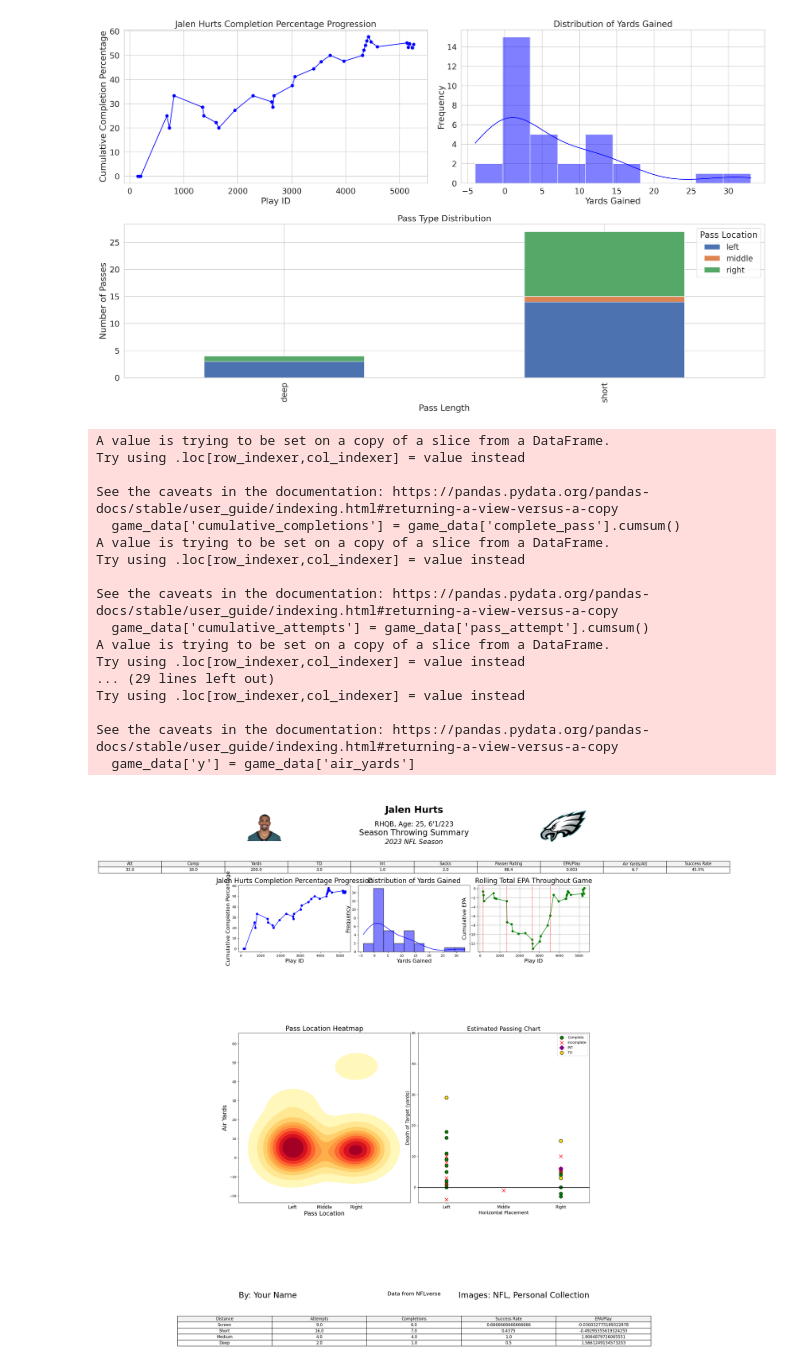
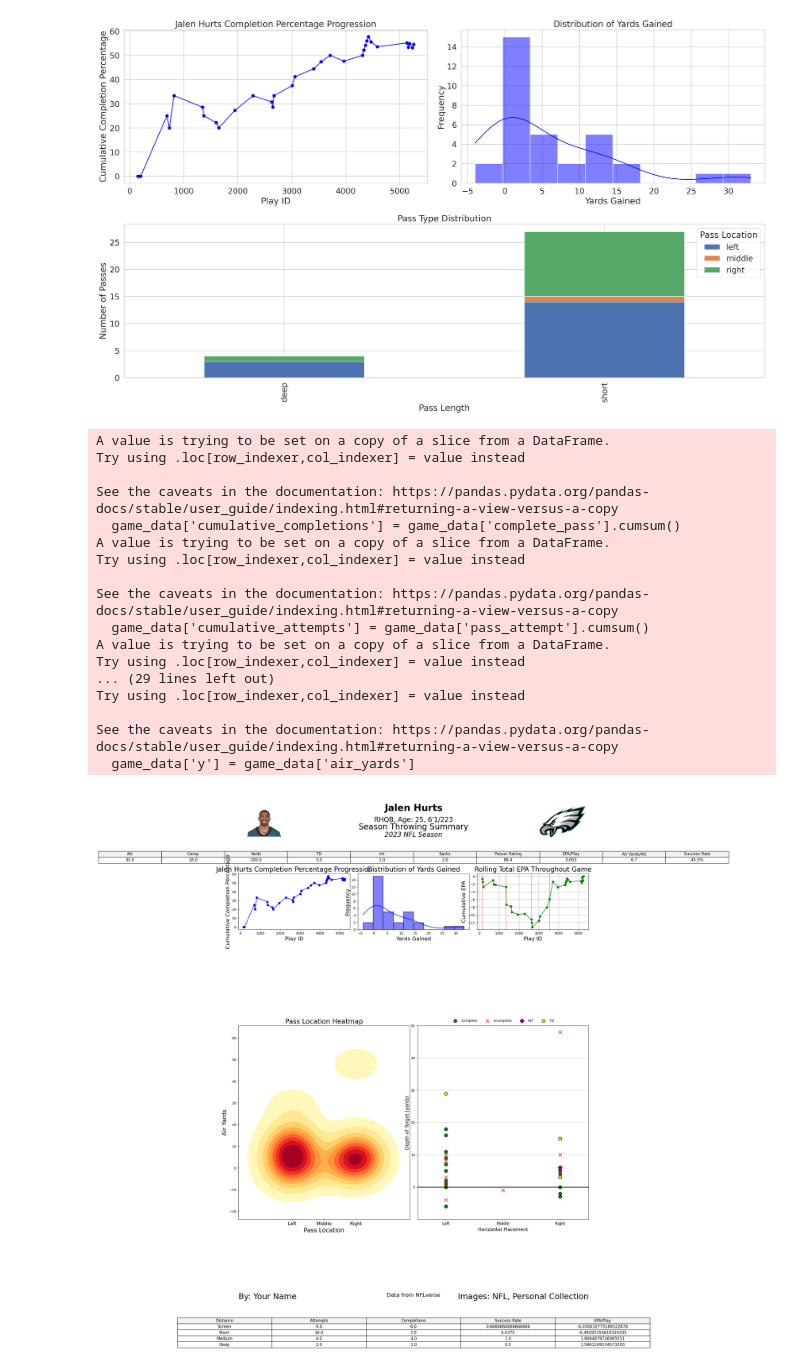
Before and after one commit to array-carpenter/14thstreetanalytics, a Jupyter notebook: throwing_summary/throwing_summary.ipynb, the cells around one changed output. Cells and saved outputs as stored; diff of their text form; code cells hidden in the pictures.

Commit message:
Formatting getting better

```diff
--- a/throwing_summary/throwing_summary.ipynb
+++ b/throwing_summary/throwing_summary.ipynb
@@ -385,7 +385,7 @@ def jalen_hurts_dashboard(game_data: pd.DataFrame, headshot: Image, logo: Image,
 
     # Create a gridspec layout with 8 columns and 13 rows to increase vertical space
     gs = gridspec.GridSpec(13, 8,
-                           height_ratios=[2, 20, 10, 30, 30, 10, 30, 30, 10, 10, 7, 7, 15],
+                           height_ratios=[2, 20, 10, 30, 30, 10, 50, 50, 10, 7, 7, 10, 15],
                            width_ratios=[1, 18, 18, 18, 18, 18, 18, 1])
 
     # Define the positions of each subplot in the grid
@@ -400,8 +400,8 @@ def jalen_hurts_dashboard(game_data: pd.DataFrame, headshot: Image, logo: Image,
     ax_rolling_epa = fig.add_subplot(gs[3, 5:7])
 
     # Adjusting the layout to place the heat map and pass chart next to each other
-    ax_pass_heatmap = fig.add_subplot(gs[5:8, 1:4])  # Left side for pass location heat map
-    ax_passing_chart = fig.add_subplot(gs[5:8, 4:7])  # Right side for pass location chart
+    ax_pass_heatmap = fig.add_subplot(gs[6:8, 1:4])  # Left side for pass location heat map, taller
+    ax_passing_chart = fig.add_subplot(gs[6:8, 4:7])  # Right side for pass location chart, taller
 
     ax_pass_distance = fig.add_subplot(gs[-1, 1:7])  # Bottom pass distance table
 
@@ -488,17 +488,22 @@ def jalen_hurts_dashboard(game_data: pd.DataFrame, headshot: Image, logo: Image,
     ax_passing_chart.scatter(interceptions['x'], interceptions['y'], color='purple', marker='D', label='INT', s=100)
     ax_passing_chart.scatter(touchdowns['x'], touchdowns['y'], color='gold', marker='o', label='TD', s=100, edgecolor='black')
 
+    # Add horizontal dotted lines every 10 yards
+    for y in range(0, 51, 10):
+        ax_passing_chart.axhline(y, color='gray', linestyle=':', linewidth=1)
+
     # Formatting
     ax_passing_chart.axhline(0, color='black', linewidth=2)  # Line of scrimmage
     ax_passing_chart.set_xlim(-1.5, 1.5)
-    ax_passing_chart.set_ylim(-5, 50)
+    ax_passing_chart.set_ylim(-10, 50)  # Adjusted to match the example better
     ax_passing_chart.set_xticks([-1, 0, 1])
     ax_passing_chart.set_xticklabels(['Left', 'Middle', 'Right'], fontsize=12)
     ax_passing_chart.set_yticks(range(0, 51, 10))
     ax_passing_chart.set_xlabel('Horizontal Placement', fontsize=14)
     ax_passing_chart.set_ylabel('Depth of Target (yards)', fontsize=14)
-    ax_passing_chart.set_title('Estimated Passing Chart', fontsize=18)
-    ax_passing_chart.legend(loc='upper right', fontsize=10)
+
+    # Set legend as the title, placed on top
+    ax_passing_chart.legend(loc='upper center', bbox_to_anchor=(0.5, 1.05), ncol=4, fontsize=10, frameon=False)
 
     # Pass Distance Table
     ax_pass_distance.axis('off')
@@ -516,31 +521,31 @@ def jalen_hurts_dashboard(game_data: pd.DataFrame, headshot: Image, logo: Image,
     ax_footer.text(0, 1, 'By: Your Name', ha='left', va='top', fontsize=24)
     ax_footer.text(0.5, 1, 'Data from NFLverse', ha='center', va='top', fontsize=16)
     ax_footer.text(1, 1, 'Images: NFL, Personal Collection', ha='right', va='top', fontsize=24)
 
     # Adjust the spacing between subplots with increased padding
     plt.tight_layout(pad=4.0)
 
     # Show the figure
     plt.show()
 
 # Call the dashboard function
 jalen_hurts_dashboard(game_data, headshot, logo, summary_df, pass_distance_summary, quarter_positions)
 # %% [output]
 A value is trying to be set on a copy of a slice from a DataFrame.
 Try using .loc[row_indexer,col_indexer] = value instead
 
 See the caveats in the documentation: https://pandas.pydata.org/pandas-docs/stable/user_guide/indexing.html#returning-a-view-versus-a-copy
   game_data['cumulative_completions'] = game_data['complete_pass'].cumsum()
 A value is trying to be set on a copy of a slice from a DataFrame.
 Try using .loc[row_indexer,col_indexer] = value instead
 
 See the caveats in the documentation: https://pandas.pydata.org/pandas-docs/stable/user_guide/indexing.html#returning-a-view-versus-a-copy
   game_data['cumulative_attempts'] = game_data['pass_attempt'].cumsum()
 A value is trying to be set on a copy of a slice from a DataFrame.
 Try using .loc[row_indexer,col_indexer] = value instead
 ... (29 lines left out)
 Try using .loc[row_indexer,col_indexer] = value instead
 
 See the caveats in the documentation: https://pandas.pydata.org/pandas-docs/stable/user_guide/indexing.html#returning-a-view-versus-a-copy
   game_data['y'] = game_data['air_yards']
-[figure, old version]
+[figure, new version]
```
